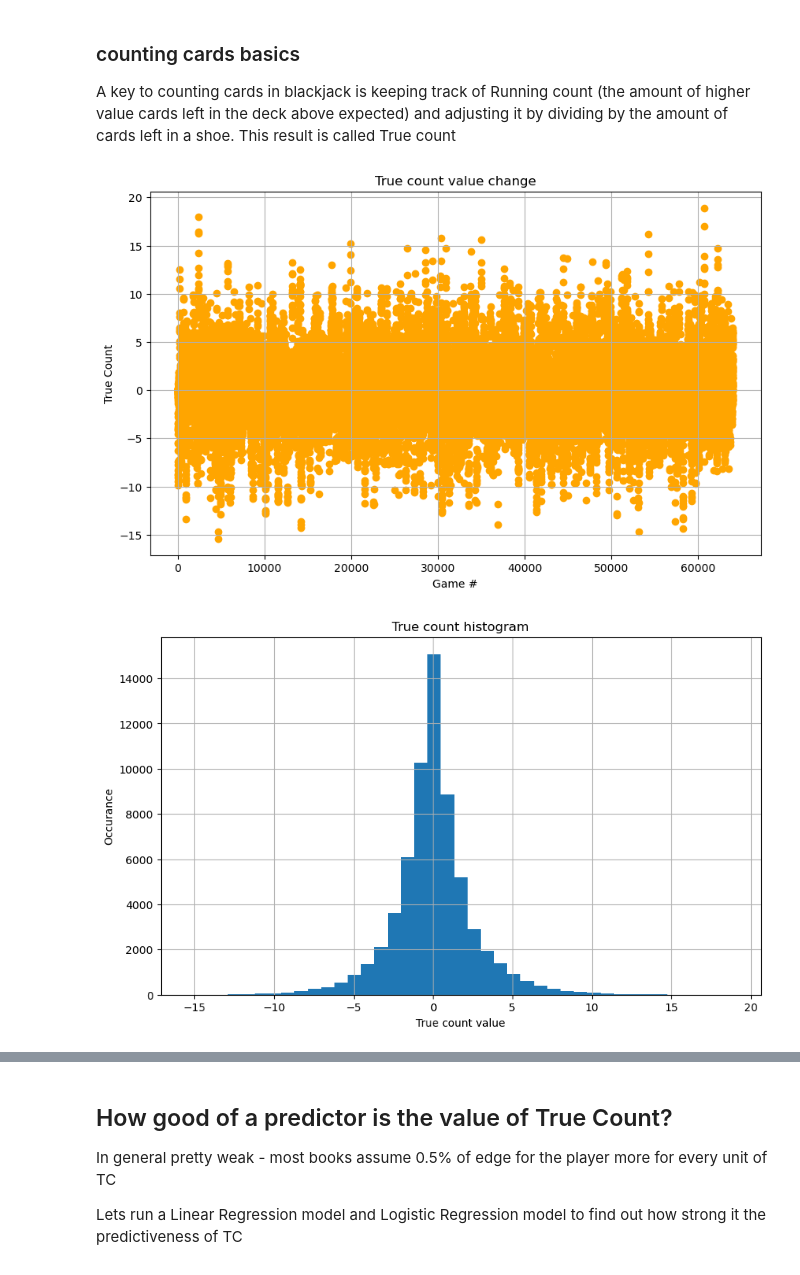
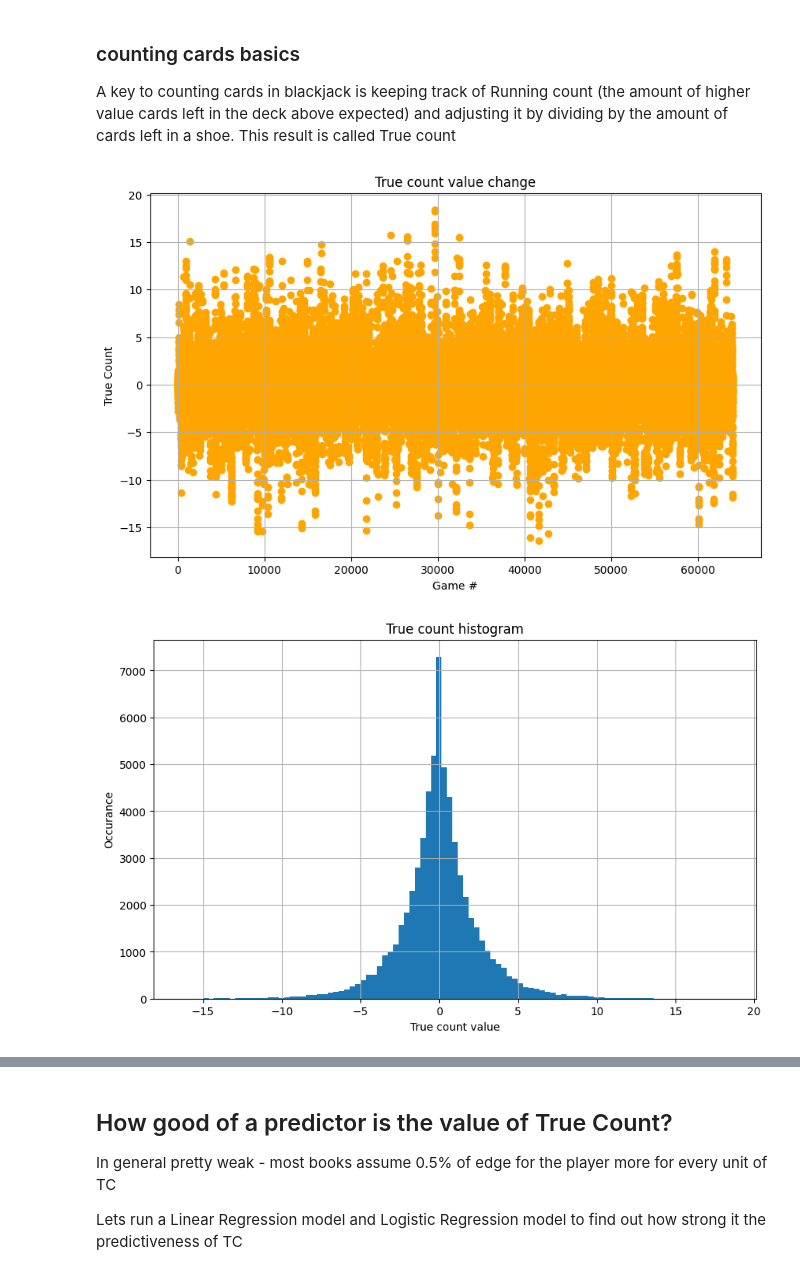
Before and after one commit to tomo-lord/BlackJack, a Jupyter notebook: BlackJack simulator.ipynb, the cells around one changed output, grey strips where cells are left out. Drawn from its saved outputs; the diff is of its cells as text; code cells hidden in the pictures.

Commit message:
optimizing engines

```diff
--- a/BlackJack simulator.ipynb
+++ b/BlackJack simulator.ipynb
@@ -32,4 +31,5 @@ from blackjack_main_function import shuffle, BJ_simulator
 * 1000 iterations of shoes, each consisting 8 decks of cards and 8 games for every deck
 * 100$ as the standard starting bet
 # %%
-data = BJ_simulator(iterations=1000, players_engine= 'basic')
+data = BJ_simulator(iterations=10000, players_engine= 'basic')
+data = pd.DataFrame(data)
@@ -71,16 +75,16 @@ plt.ylabel('True Count')
 plt.grid(True)
 plt.show()
 # %% [output]
-[figure, old version]
+[figure, new version]
 # %%
 plt.figure(figsize=(10, 6))
-data['True count'].hist(bins=41)
+data['True count'].hist(bins=101)
 plt.title('True count histogram')
 plt.xlabel('True count value')
 plt.ylabel('Occurance')
 plt.show()
 # %% [output]
-[figure, old version]
+[figure, new version]
 # %%
 plt.figure(figsize=(10, 6))
 data['$result'].hist(bins=19)
```
Also changed, not shown: parts of 10 cells of this notebook, 3 other files.
